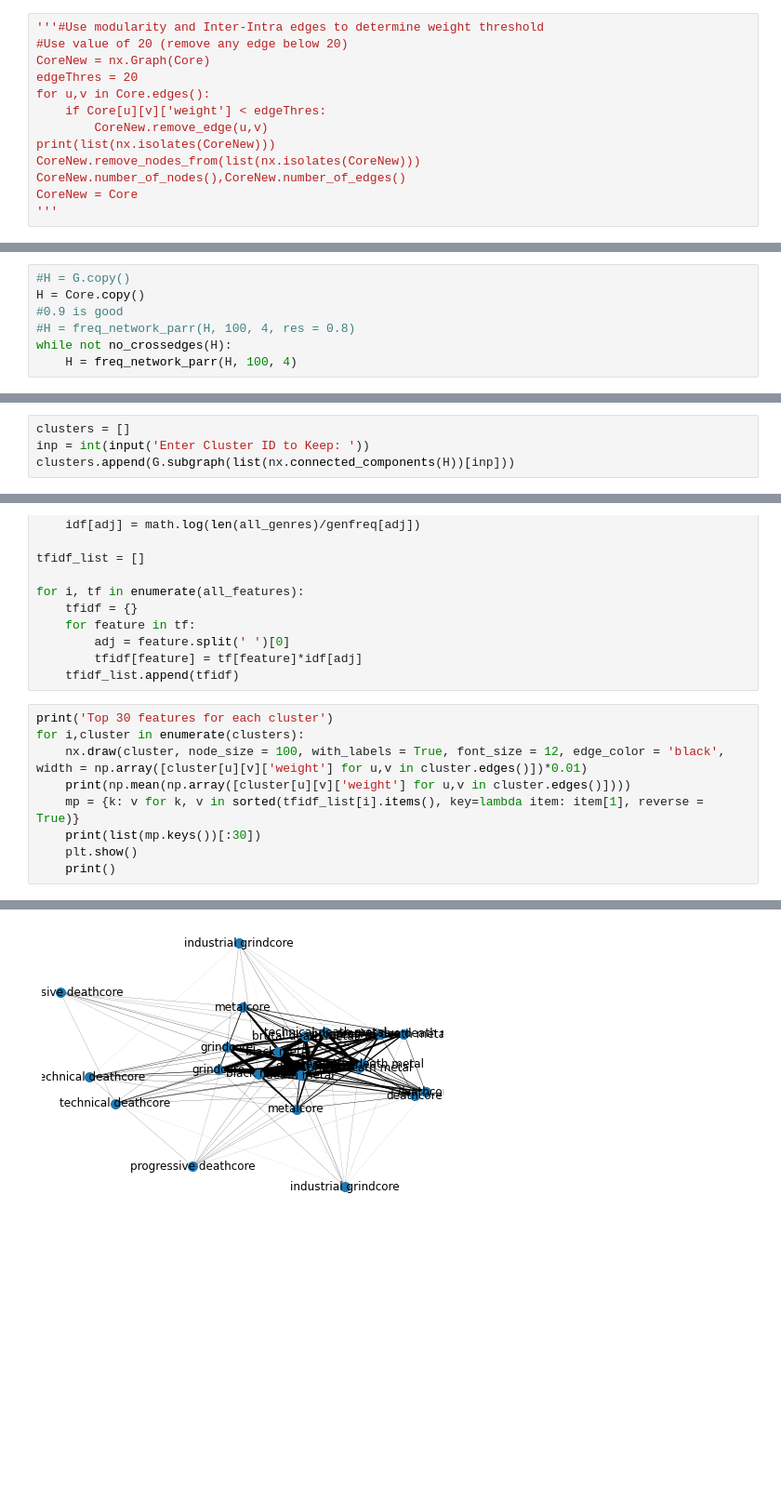
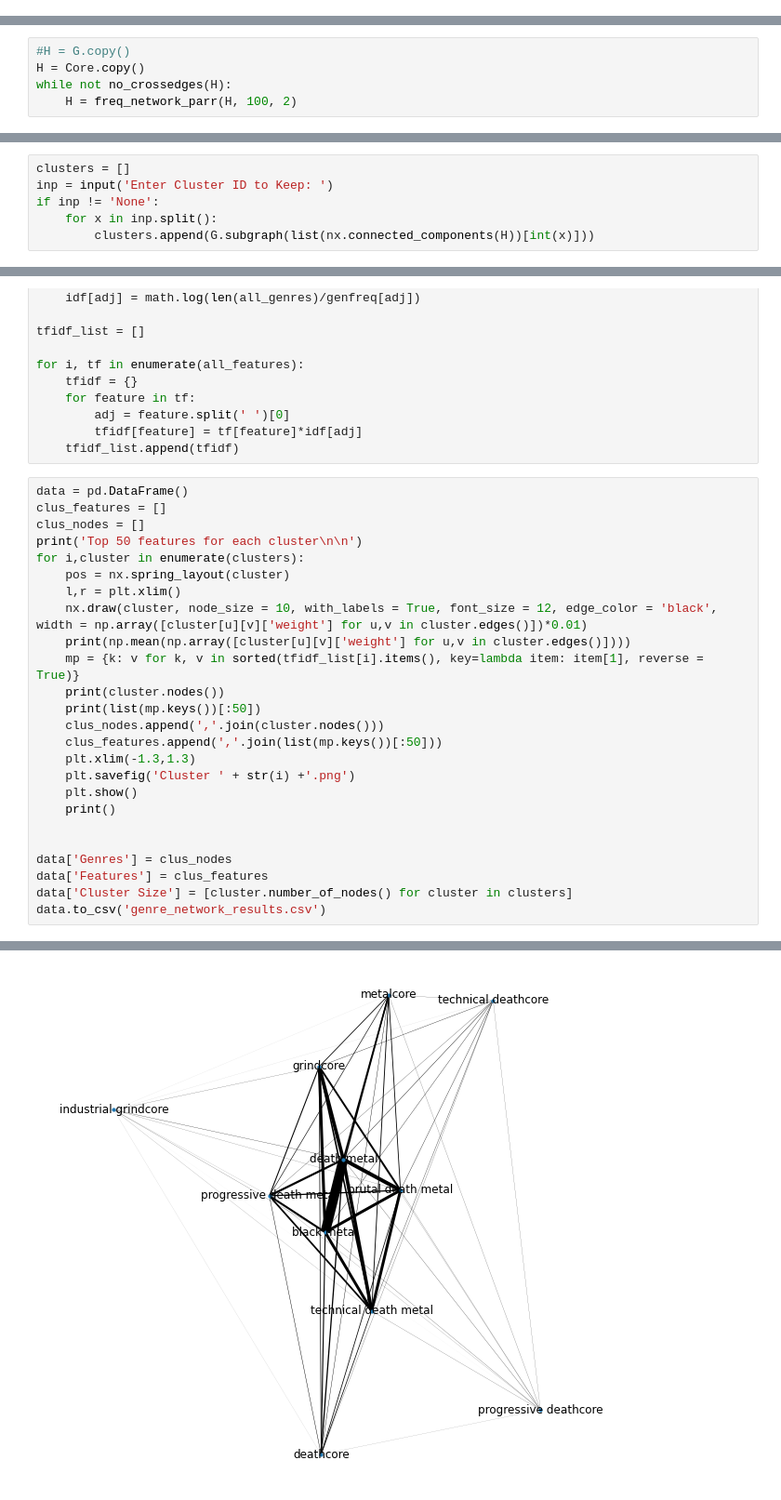
Before and after one commit to jzh001/Social-Network-Structure-in-Common-Interest-Communities, a Jupyter notebook: Network_of_Genres.ipynb, the cells around one changed output, grey strips where cells are left out. Shown at 93% size. Saved outputs shown, nothing was run; the diff lists cells and outputs as text; blank space fills up the shorter version.

```diff
--- a/Network_of_Genres.ipynb
+++ b/Network_of_Genres.ipynb
@@ -248,13 +187,0 @@ plt.show()'''
-# %%
-'''#Use modularity and Inter-Intra edges to determine weight threshold
-#Use value of 20 (remove any edge below 20)
-CoreNew = nx.Graph(Core)
-edgeThres = 20
-for u,v in Core.edges():
-    if Core[u][v]['weight'] < edgeThres:
-        CoreNew.remove_edge(u,v)
-print(list(nx.isolates(CoreNew)))
-CoreNew.remove_nodes_from(list(nx.isolates(CoreNew)))
-CoreNew.number_of_nodes(),CoreNew.number_of_edges()
-CoreNew = Core
-'''
@@ -263,9 +188,7 @@ CoreNew = Core
 # %%
 #H = G.copy()
 H = Core.copy()
-#0.9 is good
-#H = freq_network_parr(H, 100, 4, res = 0.8)
 while not no_crossedges(H):
-    H = freq_network_parr(H, 100, 4)
+    H = freq_network_parr(H, 100, 2)
 # %% [output]
 1 5886 5649
@@ -312,6 +235,8 @@ data
 # %%
 clusters = []
-inp = int(input('Enter Cluster ID to Keep: '))
-clusters.append(G.subgraph(list(nx.connected_components(H))[inp]))
+inp = input('Enter Cluster ID to Keep: ')
+if inp != 'None':
+    for x in inp.split():
+        clusters.append(G.subgraph(list(nx.connected_components(H))[int(x)]))
 # %% [output]
 Enter Cluster ID to Keep:  1
@@ -465,12 +439,28 @@ for i, tf in enumerate(all_features):
         tfidf[feature] = tf[feature]*idf[adj]
     tfidf_list.append(tfidf)
 # %%
-print('Top 30 features for each cluster')
+data = pd.DataFrame()
+clus_features = []
+clus_nodes = []
+print('Top 50 features for each cluster\n\n')
 for i,cluster in enumerate(clusters):
-    nx.draw(cluster, node_size = 100, with_labels = True, font_size = 12, edge_color = 'black', width = np.array([cluster[u][v]['weight'] for u,v in cluster.edges()])*0.01)
+    pos = nx.spring_layout(cluster)
+    l,r = plt.xlim()
+    nx.draw(cluster, node_size = 10, with_labels = True, font_size = 12, edge_color = 'black', width = np.array([cluster[u][v]['weight'] for u,v in cluster.edges()])*0.01)
     print(np.mean(np.array([cluster[u][v]['weight'] for u,v in cluster.edges()])))
     mp = {k: v for k, v in sorted(tfidf_list[i].items(), key=lambda item: item[1], reverse = True)}
-    print(list(mp.keys())[:30])
+    print(cluster.nodes())
+    print(list(mp.keys())[:50])
+    clus_nodes.append(','.join(cluster.nodes()))
+    clus_features.append(','.join(list(mp.keys())[:50]))
+    plt.xlim(-1.3,1.3)
+    plt.savefig('Cluster ' + str(i) +'.png')
     plt.show()
     print()
+
+
+data['Genres'] = clus_nodes
+data['Features'] = clus_features
+data['Cluster Size'] = [cluster.number_of_nodes() for cluster in clusters]
+data.to_csv('genre_network_results.csv')
 # %% [output]
@@ -479,2 +472,2 @@ Top 30 features for each cluster
 ['double bass', 'old school', 'swedish band', 'previous album', 'guttural vocal', 'clean vocal', 'sound quality', 'rhythm guitar', 'entire album', 'low end', 'acoustic guitar', '21st century', 'harsh  ...
-[figure, old version]
+[figure, new version]
```
Also changed, not shown: parts of 47 cells of this notebook, 4 other files.
